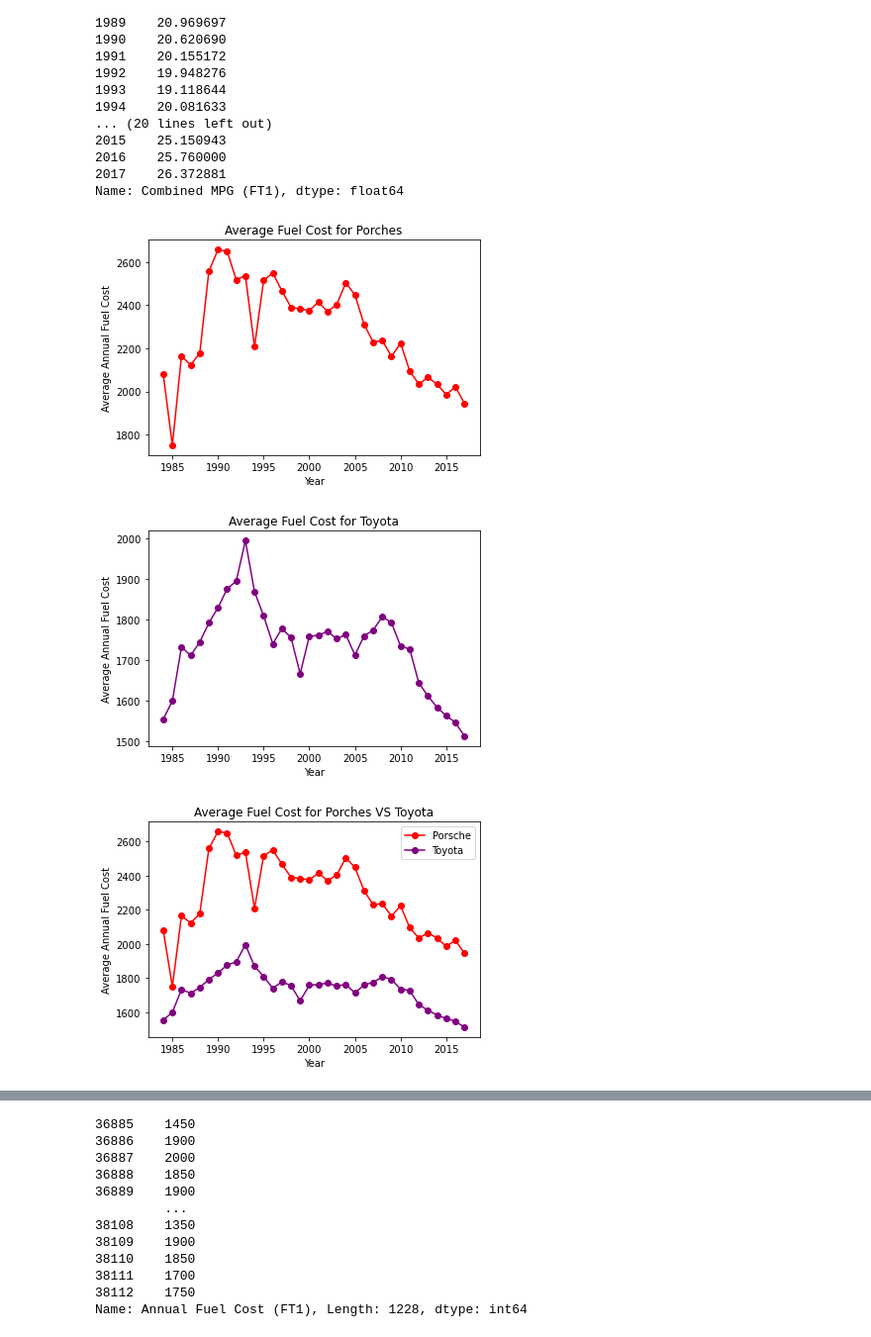
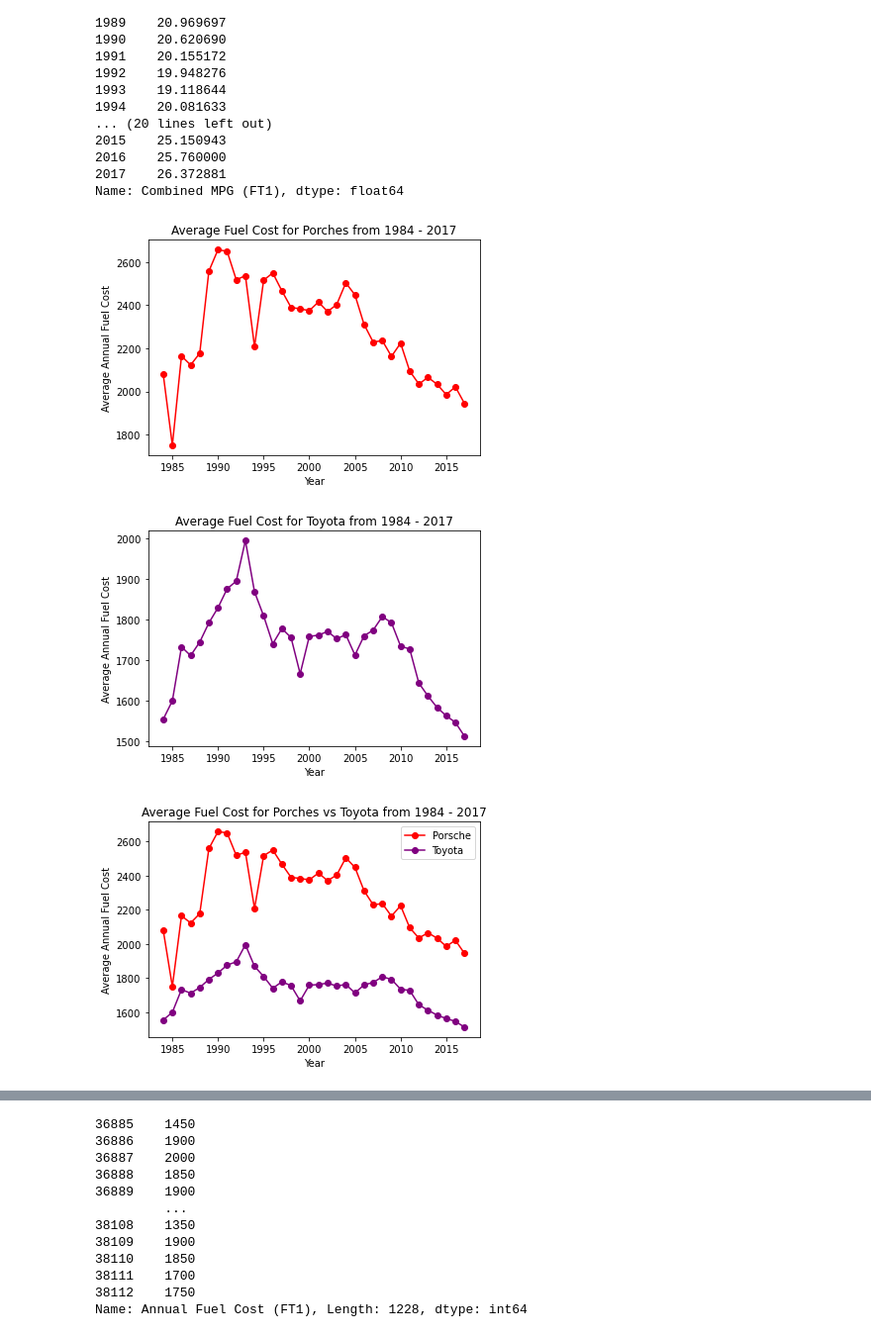
Before and after one commit to geraldwattsthethird/Fuel-Cost-Analysis, a Jupyter notebook: Fuel_Cost.ipynb, the cells around one changed output, grey strips where cells are left out. Shown: that part at 99% size. Saved outputs shown, nothing was run; the diff lists cells and outputs as text; code cells hidden in the pictures.

```diff
--- a/Fuel_Cost.ipynb
+++ b/Fuel_Cost.ipynb
@@ -175,40 +175,40 @@ plt.plot(years, por_fcost, marker='o', color='Red')
 # Label
 plt.xlabel("Year")
 plt.ylabel("Average Annual Fuel Cost")
-plt.title("Average Fuel Cost for Porches")
+plt.title("Average Fuel Cost for Porches from 1984 - 2017")
 
 plt.savefig("../Fuel-Cost-Analysis/Analysis/Average Fuel Cost for Porches.png")
 # %% [output]
-[figure, old version]
+[figure, new version]
 # %%
 plt.plot(years, toy_fcost, marker='o', color='Purple')
 
 # Labels
 plt.xlabel("Year")
 plt.ylabel("Average Annual Fuel Cost")
-plt.title("Average Fuel Cost for Toyota")
+plt.title("Average Fuel Cost for Toyota from 1984 - 2017")
 
 plt.savefig("../Fuel-Cost-Analysis/Analysis/Average Fuel Cost for Toyota.png")
 # %% [output]
-[figure, old version]
+[figure, new version]
 # %%
 por_plot, = plt.plot(years, por_fcost, marker='o', color='Red', label="Porsche")
 toy_plot, = plt.plot(years, toy_fcost, marker='o', color='Purple', label="Toyota")
 
 # Legend
 plt.legend(handles=[por_plot, toy_plot], loc="best")
 
 
 # Labels
 plt.xlabel("Year")
 plt.ylabel("Average Annual Fuel Cost")
-plt.title("Average Fuel Cost for Porches VS Toyota")
+plt.title("Average Fuel Cost for Porches vs Toyota from 1984 - 2017")
 
 plt.savefig("../Fuel-Cost-Analysis/Analysis/Average Fuel Cost for Porches VS Toyota.png")
 
 plt.show()
 # %% [output]
-[figure, old version]
+[figure, new version]
 # %%
 plt.plot(years, por_mpg, marker='o', color='Red')
 
```
Also changed, not shown: parts of 14 cells of this notebook, 17 other files.
